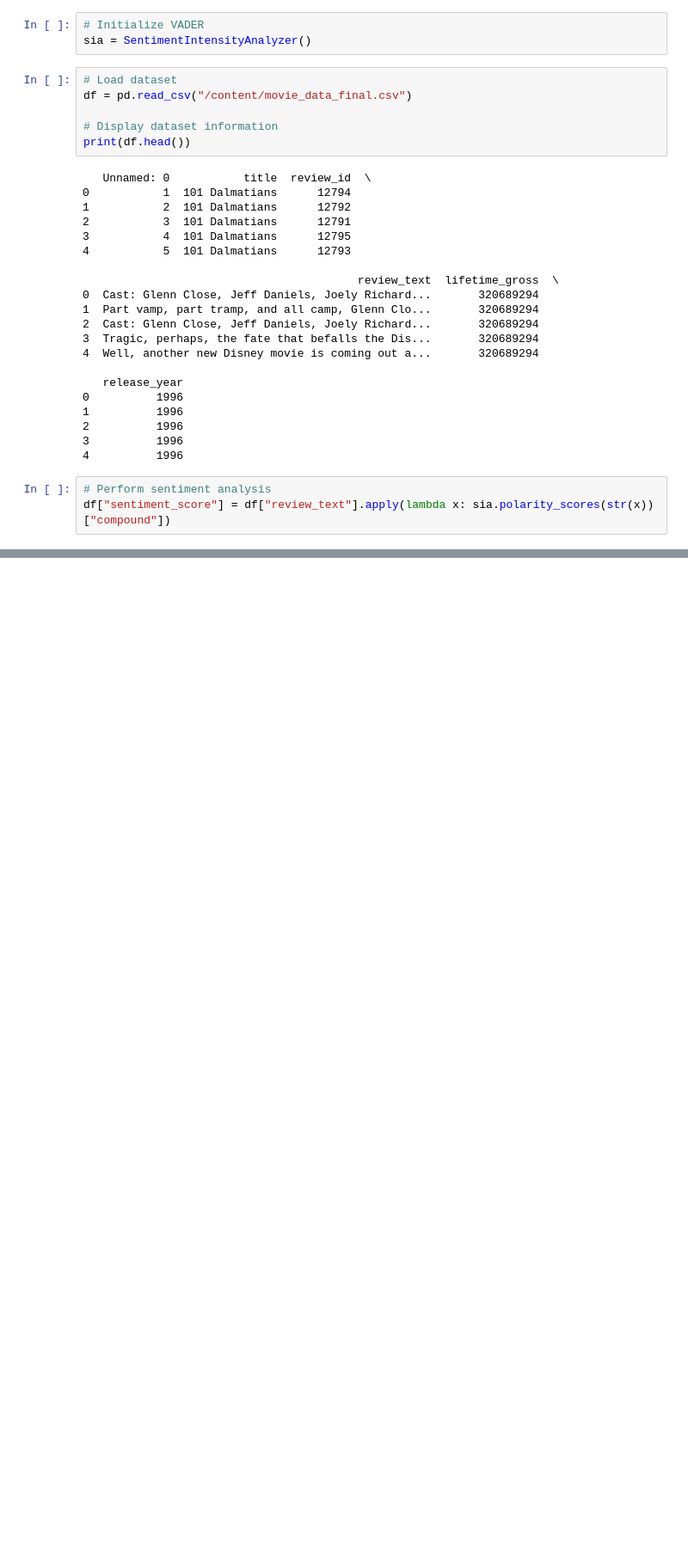
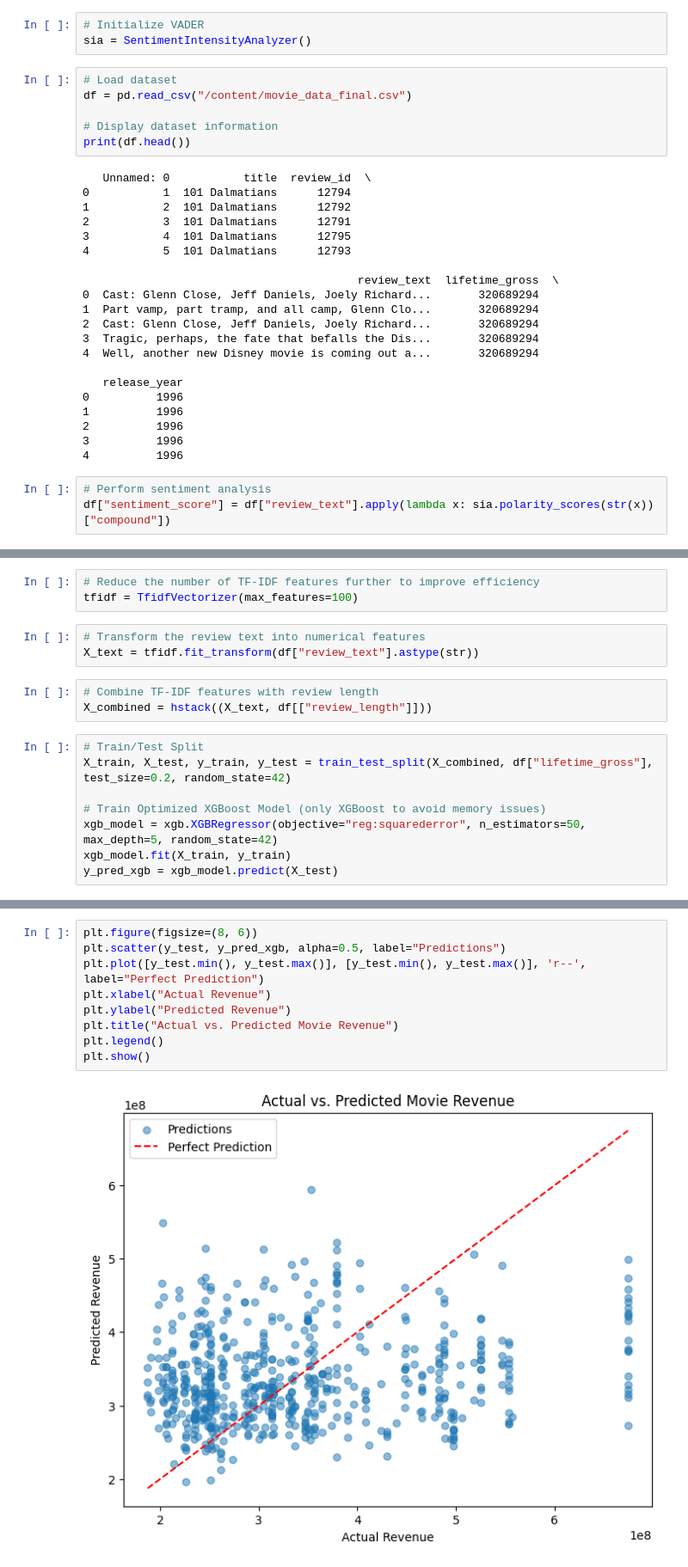
Before and after one commit to Seminahn01/DS4002-Project1, a Jupyter notebook: Sentimentanalysis.ipynb, the cells around one changed output, grey strips where cells are left out. Shown: that part at 86% size. Saved outputs shown, nothing was run; the diff lists cells and outputs as text; blank space fills up the shorter version.

```diff
--- a/Sentimentanalysis.ipynb
+++ b/Sentimentanalysis.ipynb
@@ -70,0 +65,17 @@ plt.show()
+# %%
+# Reduce the number of TF-IDF features further to improve efficiency
+tfidf = TfidfVectorizer(max_features=100)
+# %%
+# Transform the review text into numerical features
+X_text = tfidf.fit_transform(df["review_text"].astype(str))
+# %%
+# Combine TF-IDF features with review length
+X_combined = hstack((X_text, df[["review_length"]]))
+# %%
+# Train/Test Split
+X_train, X_test, y_train, y_test = train_test_split(X_combined, df["lifetime_gross"], test_size=0.2, random_state=42)
+
+# Train Optimized XGBoost Model (only XGBoost to avoid memory issues)
+xgb_model = xgb.XGBRegressor(objective="reg:squarederror", n_estimators=50, max_depth=5, random_state=42)
+xgb_model.fit(X_train, y_train)
+y_pred_xgb = xgb_model.predict(X_test)
@@ -70,0 +109,11 @@ plt.show()
+# %%
+plt.figure(figsize=(8, 6))
+plt.scatter(y_test, y_pred_xgb, alpha=0.5, label="Predictions")
+plt.plot([y_test.min(), y_test.max()], [y_test.min(), y_test.max()], 'r--', label="Perfect Prediction")
+plt.xlabel("Actual Revenue")
+plt.ylabel("Predicted Revenue")
+plt.title("Actual vs. Predicted Movie Revenue")
+plt.legend()
+plt.show()
+# %% [output]
+[figure, added]
```
Also changed, not shown: parts of 4 cells of this notebook.
